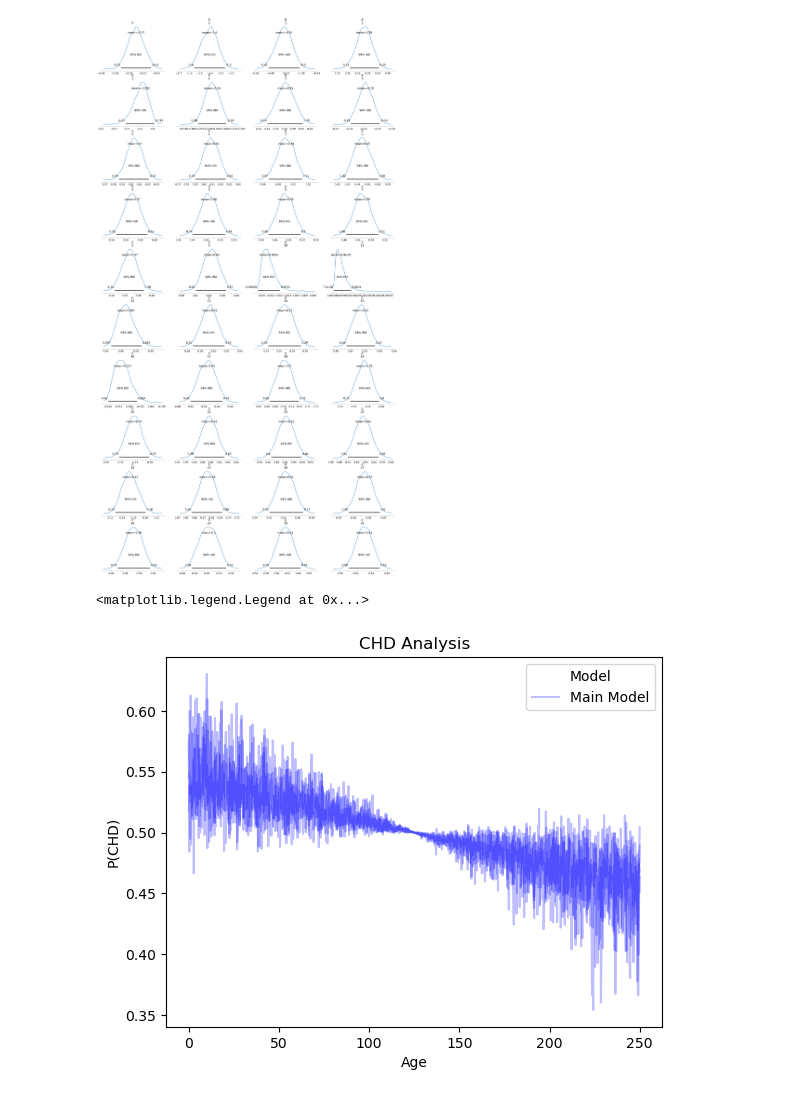
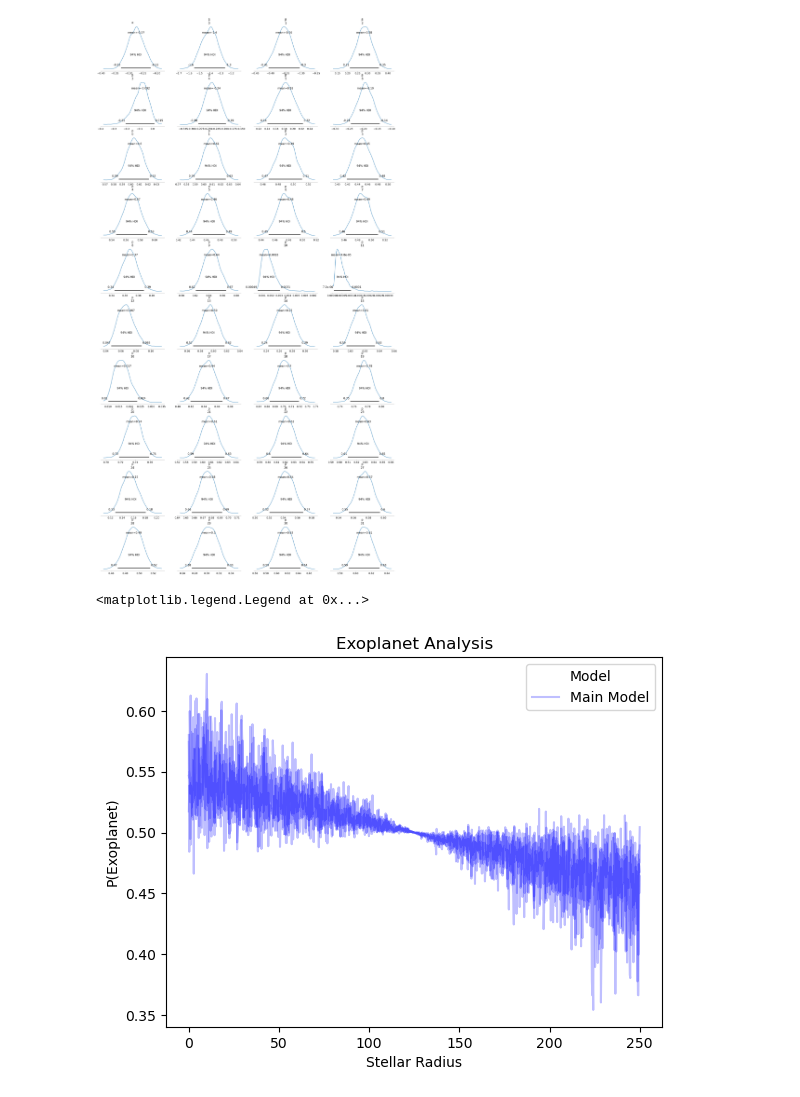
Before and after one commit to Haigro/Exoplanet-Classification, a Jupyter notebook: Project.ipynb, the cells around one changed output. Cells and saved outputs as stored; diff of their text form; code cells hidden in the pictures.

Commit message:
Fixed Graph

```diff
--- a/Project.ipynb
+++ b/Project.ipynb
@@ -285,29 +285,29 @@ array([[<AxesSubplot:title={'center':'α'}>,
 # %%
 # Plot of the models
 # models = ['main','simple']
 colors = ['blue', 'green']
 shape = binout.posterior['α'].shape
 x = np.linspace(-2, 2, shape[1])
 x = np.array(x)
 z = np.broadcast_to(x, shape)
 Age = np.linspace(0,250, shape[1])
 
 main_post = 1/(1 + np.exp(-binout.posterior['β'][:,:,3]*z))
 out =[]
 for i in range(4):
     out.append(main_post[i,:])
     if i == 0:
         plt.plot(Age,out[i], color = 'blue', label = 'Main Model', alpha = .25)
     else:
         plt.plot(Age,out[i], color = 'blue',alpha = .25)
 
-plt.title("CHD Analysis")
-plt.xlabel("Age")
-plt.ylabel("P(CHD)")#, title="Binomial regression")
+plt.title("Exoplanet Analysis")
+plt.xlabel("Stellar Radius")
+plt.ylabel("P(Exoplanet)")#, title="Binomial regression")
 plt.legend(title ="Model")
 # %% [output]
 <matplotlib.legend.Legend at 0x...>
-[figure, old version]
+[figure, new version]
 # %%
 # Plot of the models
 # models = ['main','simple']
```
Also changed, not shown: parts of 1 cell of this notebook.
